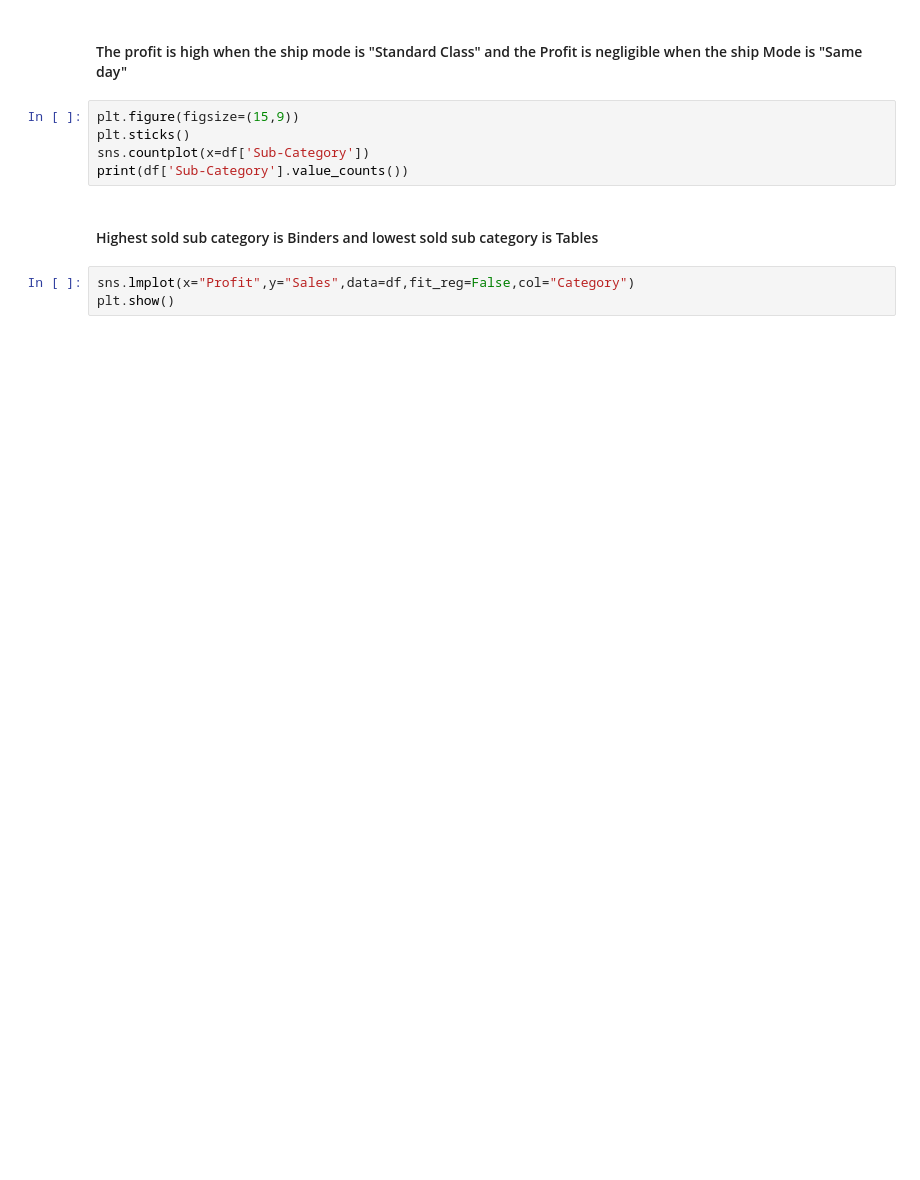
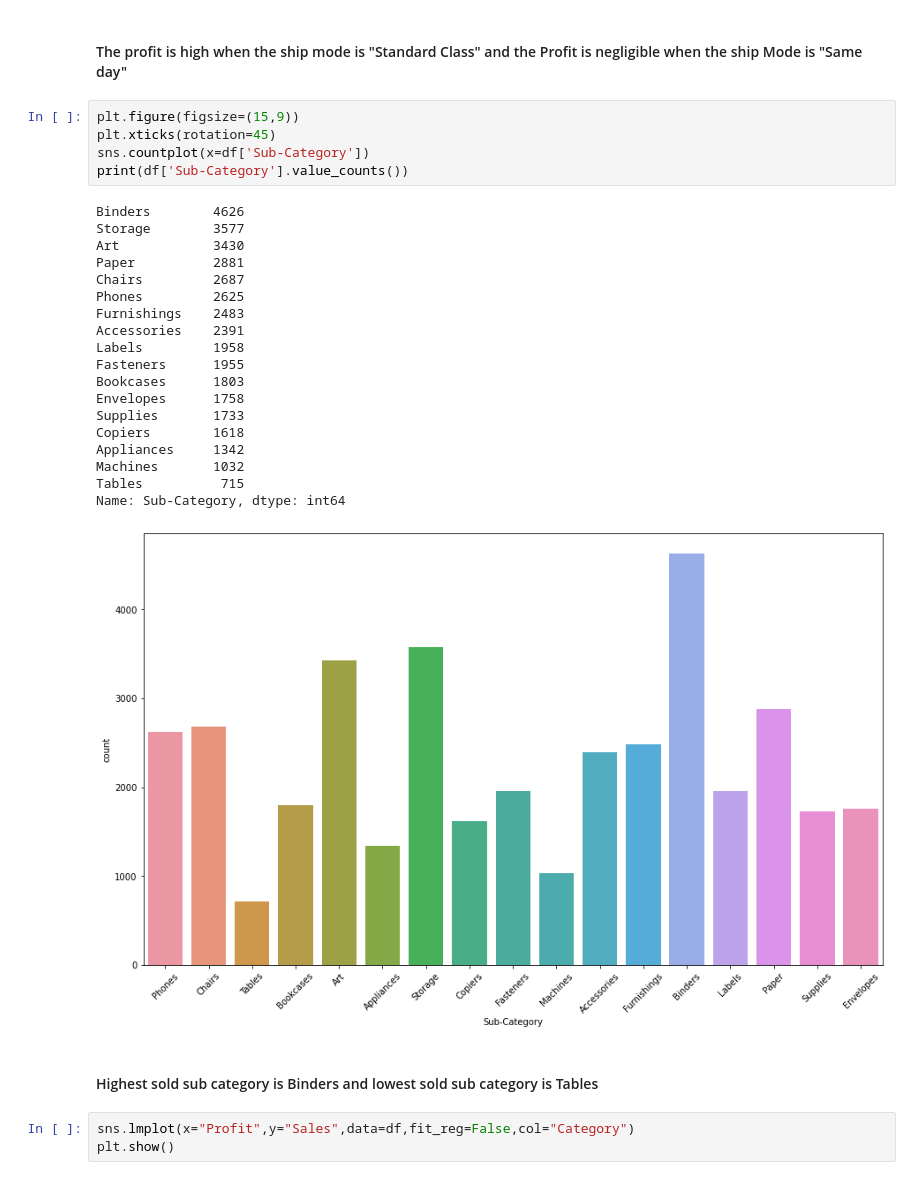
Before and after one commit to rachael-meinders/superstore, a Jupyter notebook: Superstore Analyses/Pandas Sales Analysis2.ipynb, the cells around one changed output. Saved outputs shown, nothing was run; the diff lists cells and outputs as text; blank space fills up the shorter version.

```diff
--- a/Superstore Analyses/Pandas Sales Analysis2.ipynb
+++ b/Superstore Analyses/Pandas Sales Analysis2.ipynb
@@ -207,9 +248,29 @@ pd.crosstab(index=df["Category"],columns=df["Ship Mode"],values=df["Profit"],agg
 #### The profit is high when the ship mode is "Standard Class" and the Profit is negligible when the ship Mode is "Same day"
 # %%
 plt.figure(figsize=(15,9))
-plt.sticks()
+plt.xticks(rotation=45)
 sns.countplot(x=df['Sub-Category'])
 print(df['Sub-Category'].value_counts())
+# %% [output]
+Binders        4626
+Storage        3577
+Art            3430
+Paper          2881
+Chairs         2687
+Phones         2625
+Furnishings    2483
+Accessories    2391
+Labels         1958
+Fasteners      1955
+Bookcases      1803
+Envelopes      1758
+Supplies       1733
+Copiers        1618
+Appliances     1342
+Machines       1032
+Tables          715
+Name: Sub-Category, dtype: int64
+[figure, added]
 # %% [markdown]
 #### Highest sold sub category is Binders and lowest sold sub category is Tables
 # %%
```
Also changed, not shown: parts of 25 cells of this notebook, 11 other files.
